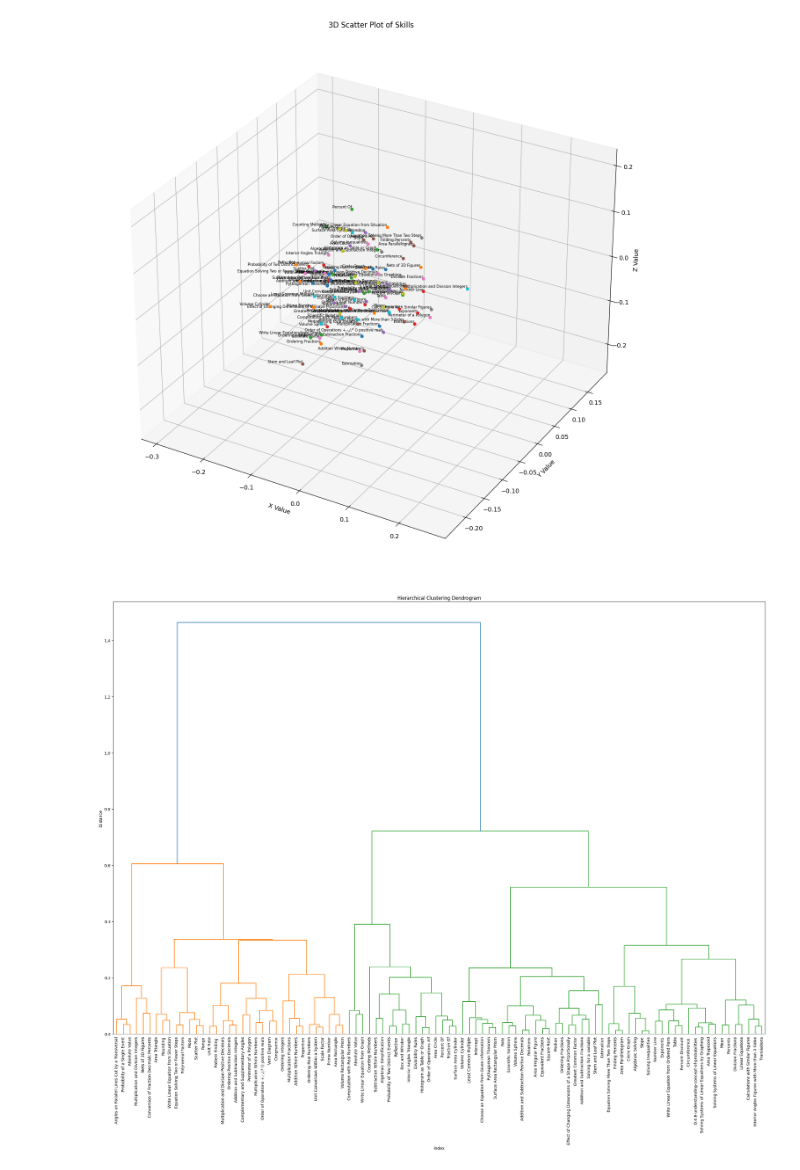
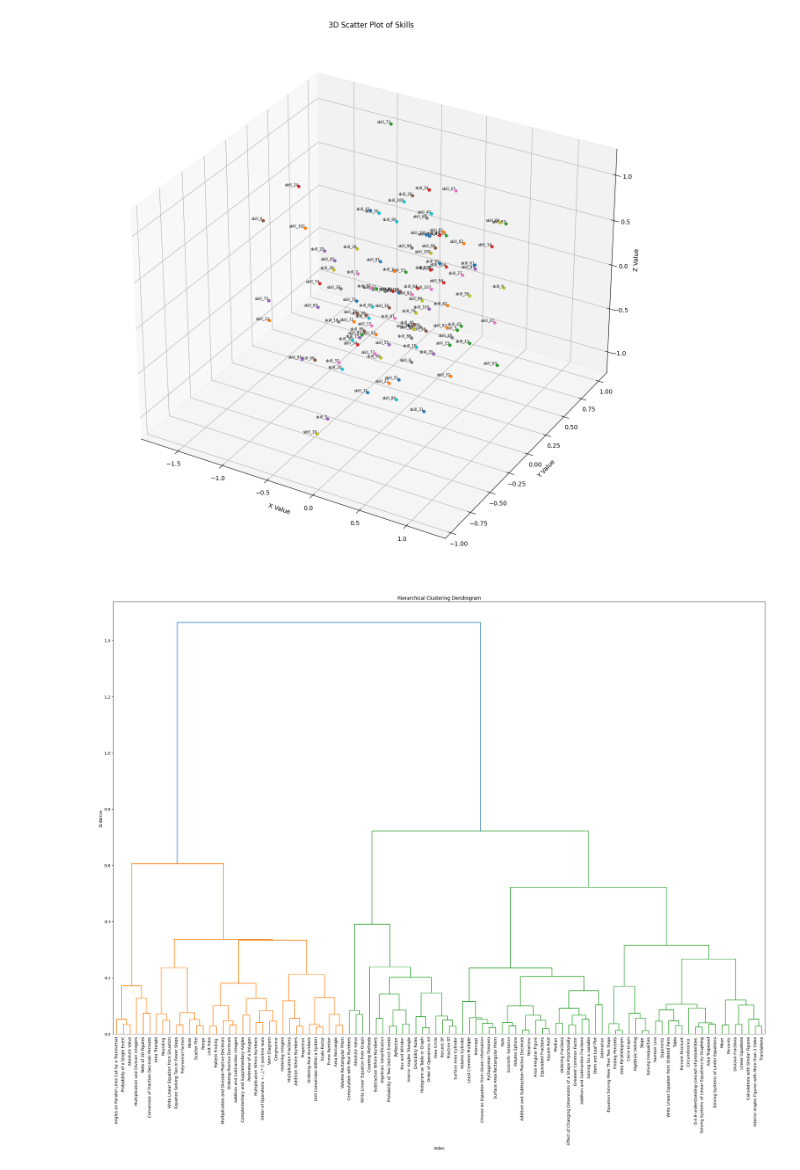
Before and after one commit to botond0401/personalized-education, a Jupyter notebook: notebooks/DKT/embeddings.ipynb, the cells around one changed output. Saved outputs shown, nothing was run; the diff lists cells and outputs as text; code cells hidden in the pictures.

Commit message:
embedding mapping started

```diff
--- a/notebooks/DKT/embeddings.ipynb
+++ b/notebooks/DKT/embeddings.ipynb
@@ -2,8 +20,8 @@
 # Create one-hot vectors and obtain embeddings
 def get_embedding(skill_id, model, num_skills):
     # Create one-hot vector as a tensor
-    one_hot = torch.zeros(num_skills)
-    one_hot[skill_id - 1] = 1  # Adjusting index since skill_ids_renumbered starts from 1
+    one_hot = torch.zeros(1, 1, num_skills)
+    one_hot[0, 0, skill_id] = 1
     # Get the embedding for the one-hot vector
     embedding = model.embedding(one_hot) # Use skill_id-1 as index for embedding
-    return embedding.squeeze(0).detach().numpy()
+    return embedding.squeeze(0).squeeze(0).detach().numpy()
@@ -17,0 +28,12 @@ df_embeddings[embedding_columns] = pd.DataFrame(embeddings.tolist(), index=df_em
+# %%
+# Load the configuration from the JSON file
+with open('dkt_best_config.json', 'r') as f:
+    best_config = json.load(f)
+
+num_skills = best_config['model_params']['num_skills']
+embedding_dim = best_config['model_params']['embed_dim']
+
+
+model = DKT(**best_config['model_params'])
+model.load_state_dict(torch.load('dkt_full_model.pth', map_location=torch.device('cpu')))
+model.eval()  # Set the model to evaluation mode
@@ -17,0 +54,16 @@ df_embeddings[embedding_columns] = pd.DataFrame(embeddings.tolist(), index=df_em
+# %%
+# Example parameters
+
+# Initialize a list to store the embeddings
+embedding_list = []
+
+# Loop over all skill IDs to generate embeddings
+for skill_id in range(num_skills):
+    embedding = get_embedding(skill_id, model, num_skills)
+    embedding_list.append(embedding)
+
+# Convert the list of embeddings into a pandas DataFrame
+df_embeddings = pd.DataFrame(embedding_list, columns=[f"embedding_{i+1}" for i in range(embedding_dim)], index=[f"skill_{i+1}" for i in range(num_skills)])
+
+# Display the DataFrame
+print(df_embeddings)
@@ -18,22 +85,22 @@ df_embeddings[embedding_columns] = pd.DataFrame(embeddings.tolist(), index=df_em
 # %%
 # Create a 3D scatter plot
 fig = plt.figure(figsize=(16, 16))
 ax = fig.add_subplot(111, projection='3d')
 
 # Plot each point and annotate with 'skill_name'
 for i, row in df_embeddings.iterrows():
-    ax.scatter(row['embed_1'], row['embed_2'], row['embed_3'])  # 3D coordinates
-    ax.text(row['embed_1'], row['embed_2'], row['embed_3'], row['skill_name'], fontsize=6, ha='right', va='bottom')
+    ax.scatter(row['embedding_1'], row['embedding_2'], row['embedding_3'])  # 3D coordinates
+    ax.text(row['embedding_1'], row['embedding_2'], row['embedding_3'], i, fontsize=6, ha='right', va='bottom')
 
 # Labels and title
 ax.set_xlabel('X Value')
 ax.set_ylabel('Y Value')
 ax.set_zlabel('Z Value')
 ax.set_title('3D Scatter Plot of Skills')
 
 plt.show()
 # %% [output]
-[figure, old version]
+[figure, new version]
 # %%
 # Calculate the linkage matrix
 linkage_matrix = sch.linkage(df_embeddings[['embed_1', 'embed_2', 'embed_3']], method='ward')
```
Also changed, not shown: parts of 5 cells of this notebook, 7 other files.
